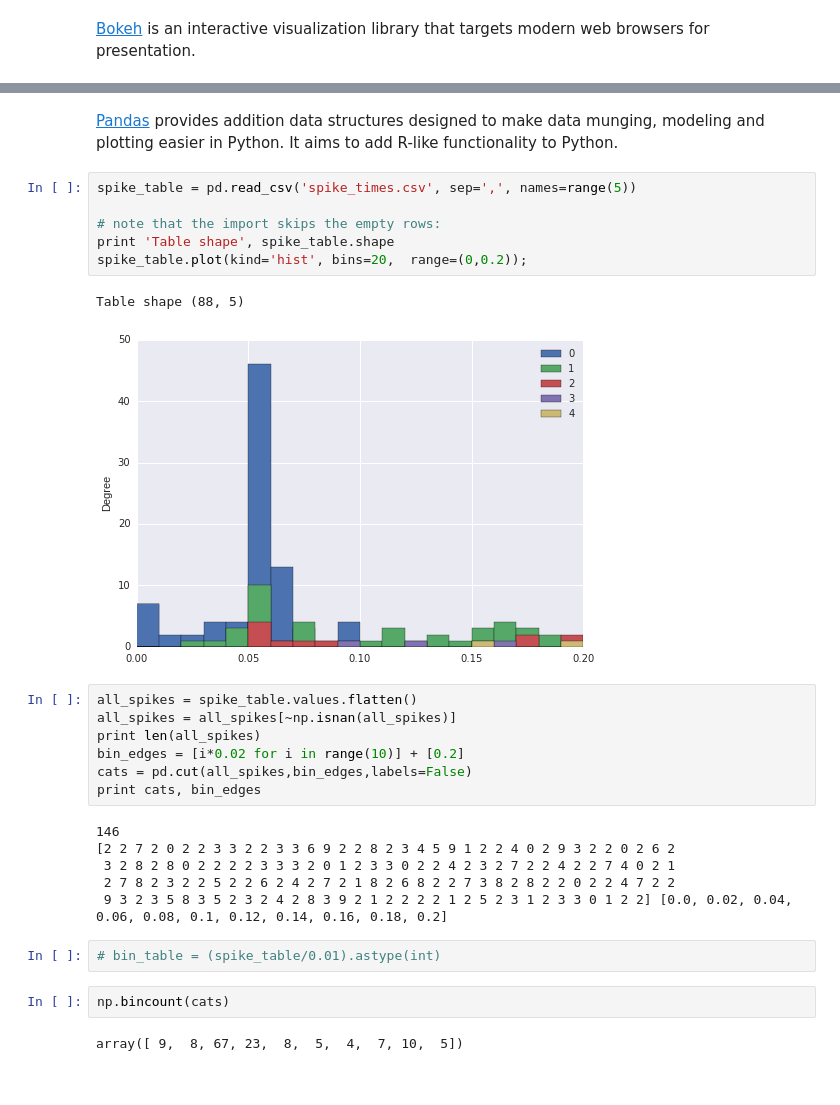
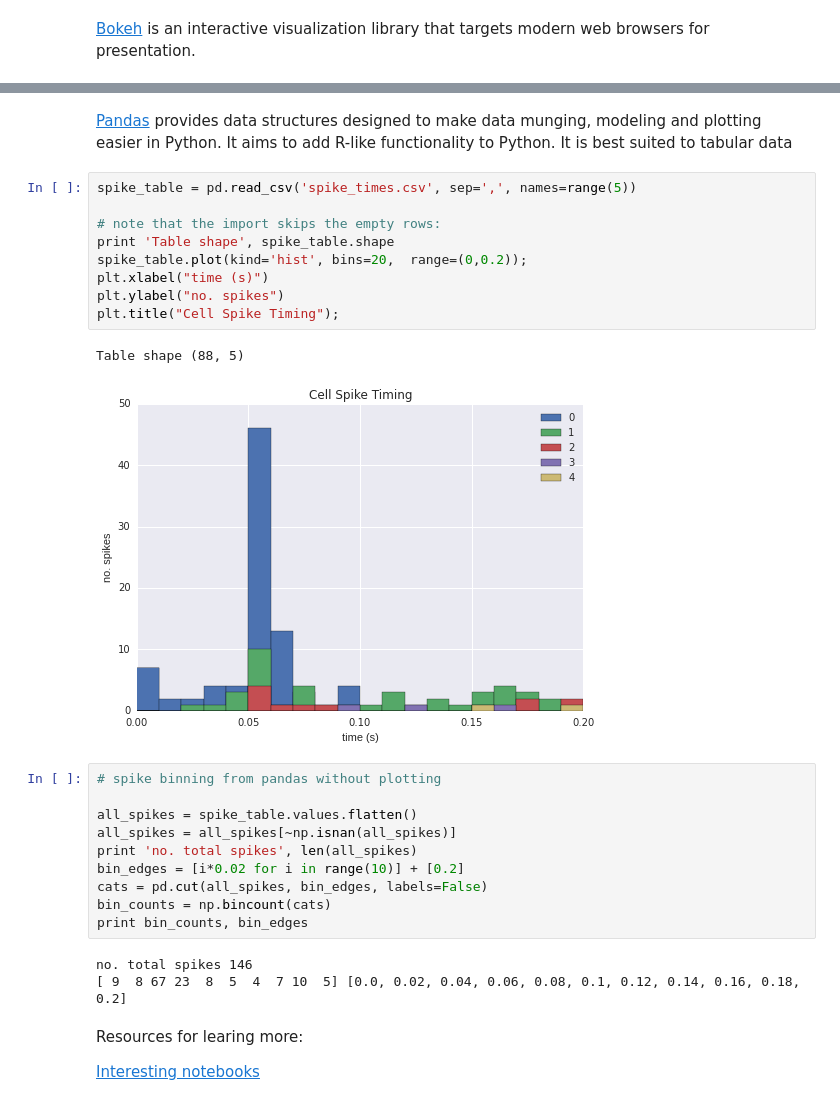
Before and after one commit to boylea/open_source_science, a Jupyter notebook: demo.ipynb, the cells around one changed output, grey strips where cells are left out. Cells and saved outputs as stored; diff of their text form.

Commit message:
added pandas viz, tweeked positioning

```diff
--- a/demo.ipynb
+++ b/demo.ipynb
@@ -134,32 +134,33 @@ show(hm)
 [interactive output not drawn]
 [interactive output not drawn]
 # %% [markdown]
-[Pandas](http://pandas.pydata.org/) provides addition data structures designed to make data munging, modeling and plotting easier in Python. It aims to add R-like functionality to Python.
+[Pandas](http://pandas.pydata.org/) provides data structures designed to make data munging, modeling and plotting easier in Python. It aims to add R-like functionality to Python. It is best suited to tabular data
 # %%
 spike_table = pd.read_csv('spike_times.csv', sep=',', names=range(5))
 
 # note that the import skips the empty rows:
 print 'Table shape', spike_table.shape
 spike_table.plot(kind='hist', bins=20,  range=(0,0.2));
+plt.xlabel("time (s)")
+plt.ylabel("no. spikes")
+plt.title("Cell Spike Timing");
 # %% [output]
 Table shape (88, 5)
-[figure, old version]
+[figure, new version]
 # %%
+# spike binning from pandas without plotting
+
 all_spikes = spike_table.values.flatten()
 all_spikes = all_spikes[~np.isnan(all_spikes)]
-print len(all_spikes)
+print 'no. total spikes', len(all_spikes)
 bin_edges = [i*0.02 for i in range(10)] + [0.2]
-cats = pd.cut(all_spikes,bin_edges,labels=False)
-print cats, bin_edges
+cats = pd.cut(all_spikes, bin_edges, labels=False)
+bin_counts = np.bincount(cats)
+print bin_counts, bin_edges
 # %% [output]
-146
-[2 2 7 2 0 2 2 3 3 2 2 3 3 6 9 2 2 8 2 3 4 5 9 1 2 2 4 0 2 9 3 2 2 0 2 6 2
- 3 2 8 2 8 0 2 2 2 2 3 3 3 2 0 1 2 3 3 0 2 2 4 2 3 2 7 2 2 4 2 2 7 4 0 2 1
- 2 7 8 2 3 2 2 5 2 2 6 2 4 2 7 2 1 8 2 6 8 2 2 7 3 8 2 8 2 2 0 2 2 4 7 2 2
- 9 3 2 3 5 8 3 5 2 3 2 4 2 8 3 9 2 1 2 2 2 2 1 2 5 2 3 1 2 3 3 0 1 2 2] [0.0, 0.02, 0.04, 0.06, 0.08, 0.1, 0.12, 0.14, 0.16, 0.18, 0.2]
+no. total spikes 146
+[ 9  8 67 23  8  5  4  7 10  5] [0.0, 0.02, 0.04, 0.06, 0.08, 0.1, 0.12, 0.14, 0.16, 0.18, 0.2]
-# %%
-# bin_table = (spike_table/0.01).astype(int)
-# %%
-np.bincount(cats)
-# %% [output]
-array([ 9,  8, 67, 23,  8,  5,  4,  7, 10,  5])
+# %% [markdown]
+Resources for learing more:
+
+[Interesting notebooks](https://github.com/ipython/ipython/wiki/A-gallery-of-interesting-IPython-Notebooks)
```
Also changed, not shown: 4 other files.
